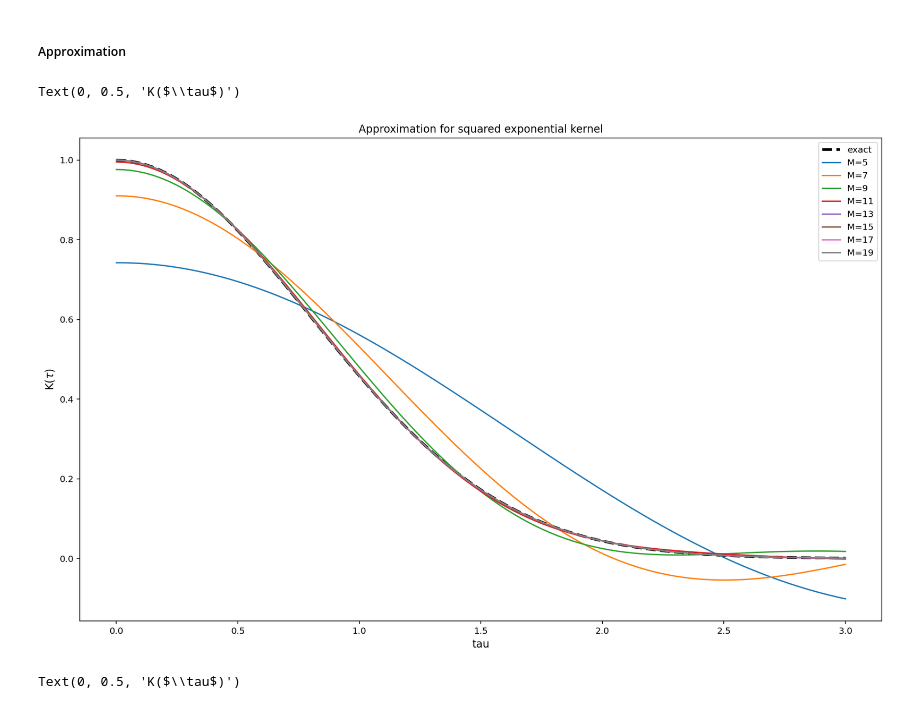
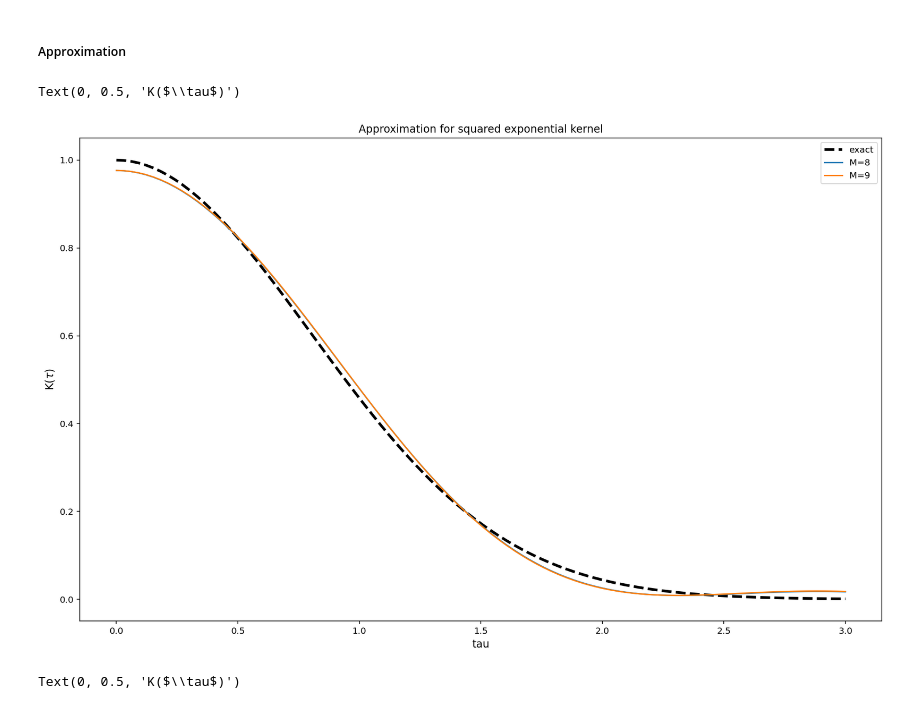
Before and after one commit to omarfsosa/hsgp, a Jupyter notebook: notebooks/gp-approximation.ipynb, the cells around one changed output. Drawn from its saved outputs; the diff is of its cells as text; code cells hidden in the pictures.

```diff
--- a/notebooks/gp-approximation.ipynb
+++ b/notebooks/gp-approximation.ipynb
@@ -58,7 +59,7 @@ Text(0, 0.5, '$k(\\tau)$')
 # it is convenient to make an approximation that is valid beyond the space we have
 # in case we need to do extrapolations. The Hilber space approximation is valid in the
 # interval [-L, L]. Note that this requires the x inputs to be centered at 0.
-L = 1.5 * tspace.max()
+L = 1.5 * max(tspace)
 # %%
 def spectral_density(w, alpha, length):
     c = alpha * jnp.sqrt(2 * jnp.pi) * length
@@ -84,15 +85,15 @@ def approximate_kernel(t, sigma, length, L, M):
 # %%
 plt.figure(figsize=(10 * 1.618, 10))
 plt.plot(tspace, squared_exponential_kernel(tspace, sigma, length), color='k', lw=3, linestyle="--", label='exact')
-for m in range(5, 20, 2):
+for m in [8, 9]:
     plt.plot(tspace, approximate_kernel(tspace, sigma, length, L, m), lw=1.5, label=f'M={m}')
 plt.legend()
 plt.title("Approximation for squared exponential kernel")
 plt.xlabel("tau", fontsize=12)
 plt.ylabel("K($\\tau$)", fontsize=12)
 # %% [output]
 Text(0, 0.5, 'K($\\tau$)')
-[figure, old version]
+[figure, new version]
 # %%
 plt.figure(figsize=(10 * 1.618, 10))
 for m in range(5, 40):
```
Also changed, not shown: parts of 18 cells of this notebook.
